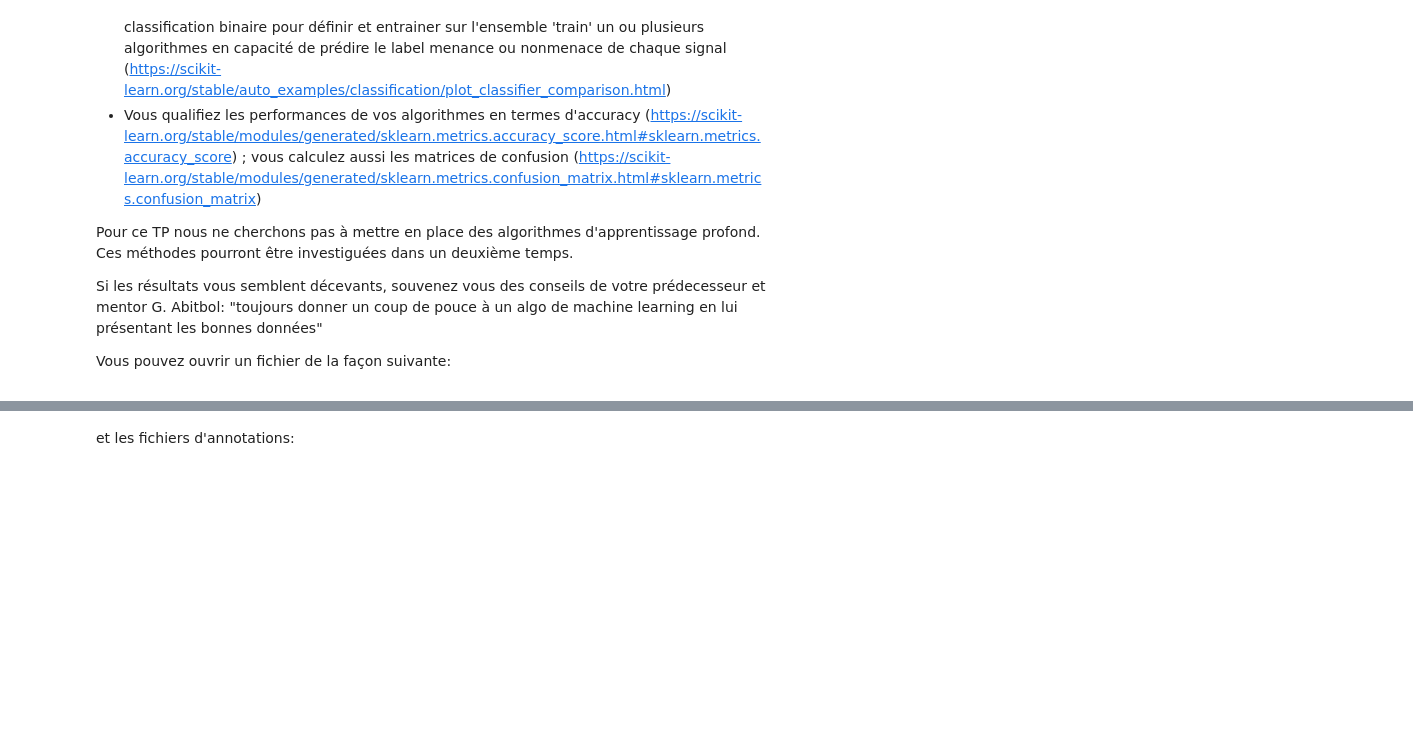
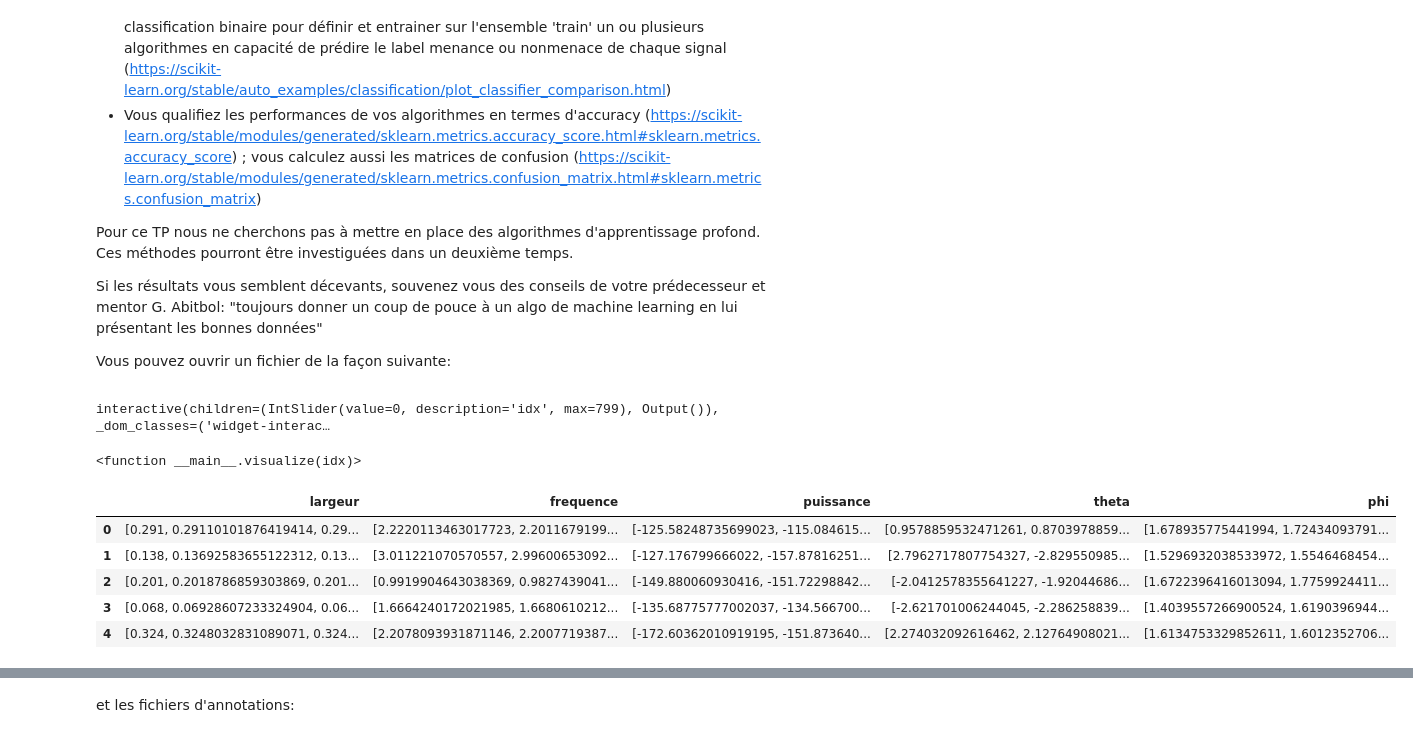
Before and after one commit to balthazarneveu/MVA23_SIGNAL, a Jupyter notebook: lab_02/dls_tp2.ipynb, the cells around one changed output, grey strips where cells are left out. Saved outputs shown, nothing was run; the diff lists cells and outputs as text; code cells hidden in the pictures; blank space fills up the shorter version.

```diff
--- a/lab_02/dls_tp2.ipynb
+++ b/lab_02/dls_tp2.ipynb
@@ -90,3 +90,21 @@ frequences=pdws['puissance']
 puissances = pdws['puissance']
 theta = pdws['theta']
 phi = pdws['phi']
+# %%
+from ipywidgets import interact, IntSlider
+import matplotlib.pyplot as plt
+def visualize(idx):
+    pdws = np.load(f'./radars/train/pdw-{idx}.npz')
+    target = dict_labels[f'pdw-{idx}']=="nonmenace"
+    dates = pdws['date']
+    # for label in ["largeur", "frequence", "puissance", "theta", "phi"]:
+    for label in ["theta", "phi"]:
+        plt.plot(dates, pdws[label], "g-" if target else "r-", label=label)
+        plt.title(label)
+    plt.legend()
+    plt.grid()
+    plt.show()
+interact(visualize, idx=IntSlider(min=0, max=799))
+# %% [output]
+interactive(children=(IntSlider(value=0, description='idx', max=799), Output()), _dom_classes=('widget-interac…
+<function __main__.visualize(idx)>
@@ -92,0 +124,11 @@ phi = pdws['phi']
+# %%
+import pandas as pd
+df = pd.DataFrame.from_dict(data)
+df.head()
+# %% [output]
+|  | largeur | frequence | puissance | theta | phi |
+| 0 | [0.291, 0.29110101876419414, 0.29... | [2.2220113463017723, 2.2011679199... | [-125.58248735699023, -115.084615... | [0.9578859532471261, 0.8703978859... | [1.678935775441994, 1.72434093791... |
+| 1 | [0.138, 0.13692583655122312, 0.13... | [3.011221070570557, 2.99600653092... | [-127.176799666022, -157.87816251... | [2.7962717807754327, -2.829550985... | [1.5296932038533972, 1.5546468454... |
+| 2 | [0.201, 0.2018786859303869, 0.201... | [0.9919904643038369, 0.9827439041... | [-149.880060930416, -151.72298842... | [-2.0412578355641227, -1.92044686... | [1.6722396416013094, 1.7759924411... |
+| 3 | [0.068, 0.06928607233324904, 0.06... | [1.6664240172021985, 1.6680610212... | [-135.68775777002037, -134.566700... | [-2.621701006244045, -2.286258839... | [1.4039557266900524, 1.6190396944... |
+| 4 | [0.324, 0.3248032831089071, 0.324... | [2.2078093931871146, 2.2007719387... | [-172.60362010919195, -151.873640... | [2.274032092616462, 2.12764908021... | [1.6134753329852611, 1.6012352706... |
```
Also changed, not shown: parts of 5 cells of this notebook.
